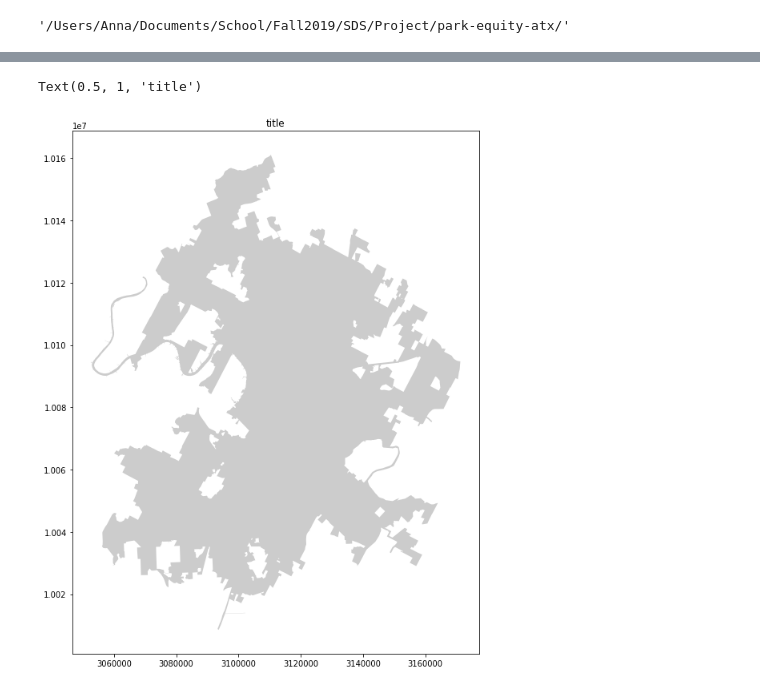
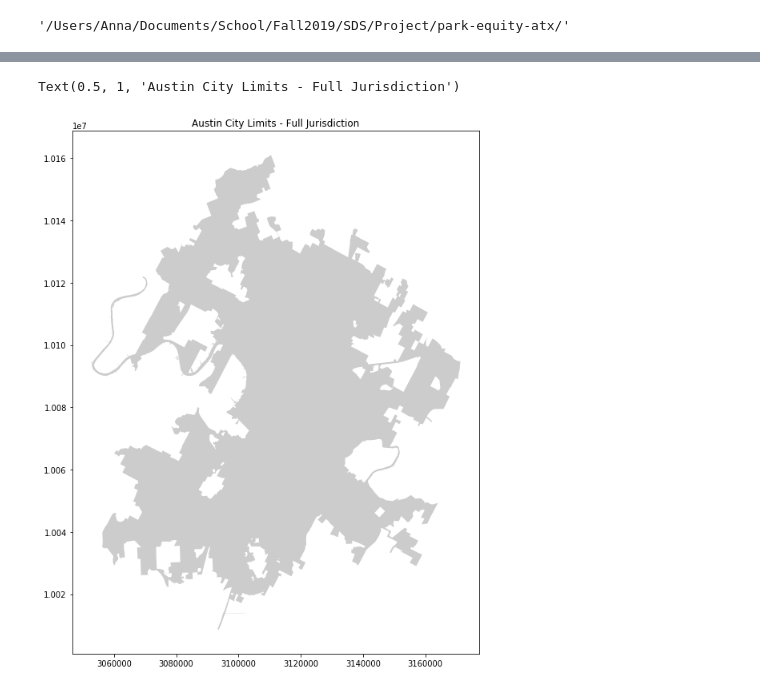
Before and after one commit to vsibarra/park-equity-atx, a Jupyter notebook: notebooks/UntitledJupTest.ipynb, the cells around one changed output, grey strips where cells are left out. Saved outputs shown, nothing was run; the diff lists cells and outputs as text; code cells hidden in the pictures.

```diff
--- a/notebooks/UntitledJupTest.ipynb
+++ b/notebooks/UntitledJupTest.ipynb
@@ -24,12 +30,12 @@ acl.crs = {'init': 'epsg:3083'}
 # %%
 fig, ax = plt.subplots(figsize=(12,12))
 a = acl.plot(ax=ax, color="black", alpha=0.2)
 # a = acl.plot(ax=ax, color=None, alpha=1)
 
-plt.title("title")
+plt.title("Austin City Limits - Full Jurisdiction")
 # %% [output]
-Text(0.5, 1, 'title')
+Text(0.5, 1, 'Austin City Limits - Full Jurisdiction')
-[figure, old version]
+[figure, new version]
 # %%
 #export to shapefile
 acl.to_file("test_acl.shp")
```
Also changed, not shown: parts of 1 cell of this notebook.
